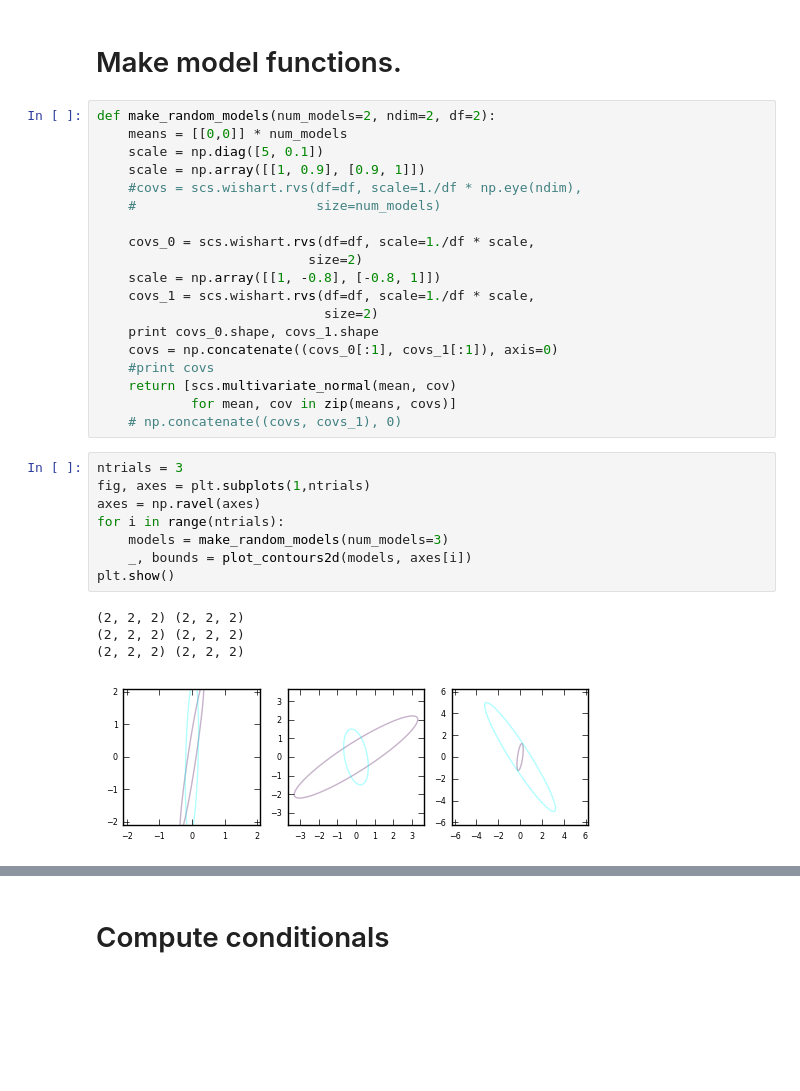
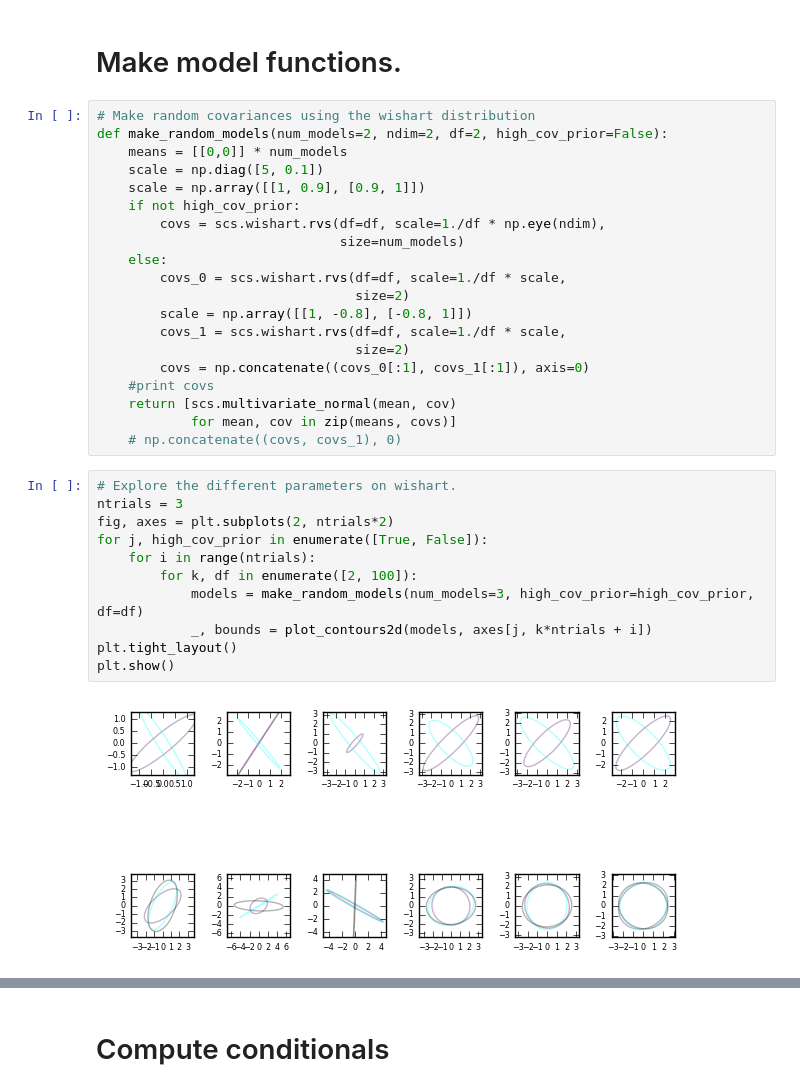
Before and after one commit to czhuang/ensample, a Jupyter notebook: gibbs_ensample.ipynb, the cells around one changed output, grey strips where cells are left out. Drawn from its saved outputs; the diff is of its cells as text; blank space fills up the shorter version.

Commit message:
plot how cov varies with wishart params, compare gibbs to mixture

```diff
--- a/gibbs_ensample.ipynb
+++ b/gibbs_ensample.ipynb
@@ -67,37 +67,38 @@ def plot_samples(ax, samples, alpha=0.01, s=2, plot_bounds=(-4, 4),
 # %% [markdown]
 # Make model functions.
 # %%
-def make_random_models(num_models=2, ndim=2, df=2):
+# Make random covariances using the wishart distribution
+def make_random_models(num_models=2, ndim=2, df=2, high_cov_prior=False):
     means = [[0,0]] * num_models
     scale = np.diag([5, 0.1])
     scale = np.array([[1, 0.9], [0.9, 1]])
-    #covs = scs.wishart.rvs(df=df, scale=1./df * np.eye(ndim),
-    #                       size=num_models)
-
-    covs_0 = scs.wishart.rvs(df=df, scale=1./df * scale,
-                           size=2)
-    scale = np.array([[1, -0.8], [-0.8, 1]])
-    covs_1 = scs.wishart.rvs(df=df, scale=1./df * scale,
-                             size=2)
-    print covs_0.shape, covs_1.shape
-    covs = np.concatenate((covs_0[:1], covs_1[:1]), axis=0)
+    if not high_cov_prior:
+        covs = scs.wishart.rvs(df=df, scale=1./df * np.eye(ndim),
+                               size=num_models)
+    else:
+        covs_0 = scs.wishart.rvs(df=df, scale=1./df * scale,
+                                 size=2)
+        scale = np.array([[1, -0.8], [-0.8, 1]])
+        covs_1 = scs.wishart.rvs(df=df, scale=1./df * scale,
+                                 size=2)
+        covs = np.concatenate((covs_0[:1], covs_1[:1]), axis=0)
     #print covs
     return [scs.multivariate_normal(mean, cov)
             for mean, cov in zip(means, covs)]
     # np.concatenate((covs, covs_1), 0)
 # %%
+# Explore the different parameters on wishart.
 ntrials = 3
-fig, axes = plt.subplots(1,ntrials)
-axes = np.ravel(axes)
-for i in range(ntrials):
-    models = make_random_models(num_models=3)
-    _, bounds = plot_contours2d(models, axes[i])
+fig, axes = plt.subplots(2, ntrials*2)
+for j, high_cov_prior in enumerate([True, False]):
+    for i in range(ntrials):
+        for k, df in enumerate([2, 100]):
+            models = make_random_models(num_models=3, high_cov_prior=high_cov_prior, df=df)
+            _, bounds = plot_contours2d(models, axes[j, k*ntrials + i])
+plt.tight_layout()
 plt.show()
 # %% [output]
-(2, 2, 2) (2, 2, 2)
-(2, 2, 2) (2, 2, 2)
-(2, 2, 2) (2, 2, 2)
-[figure, old version]
+[figure, new version]
 # %%
 n = 10000
 mat = scs.wishart.rvs(n, 1./n*np.eye(3))
```
Also changed, not shown: parts of 14 cells of this notebook.
